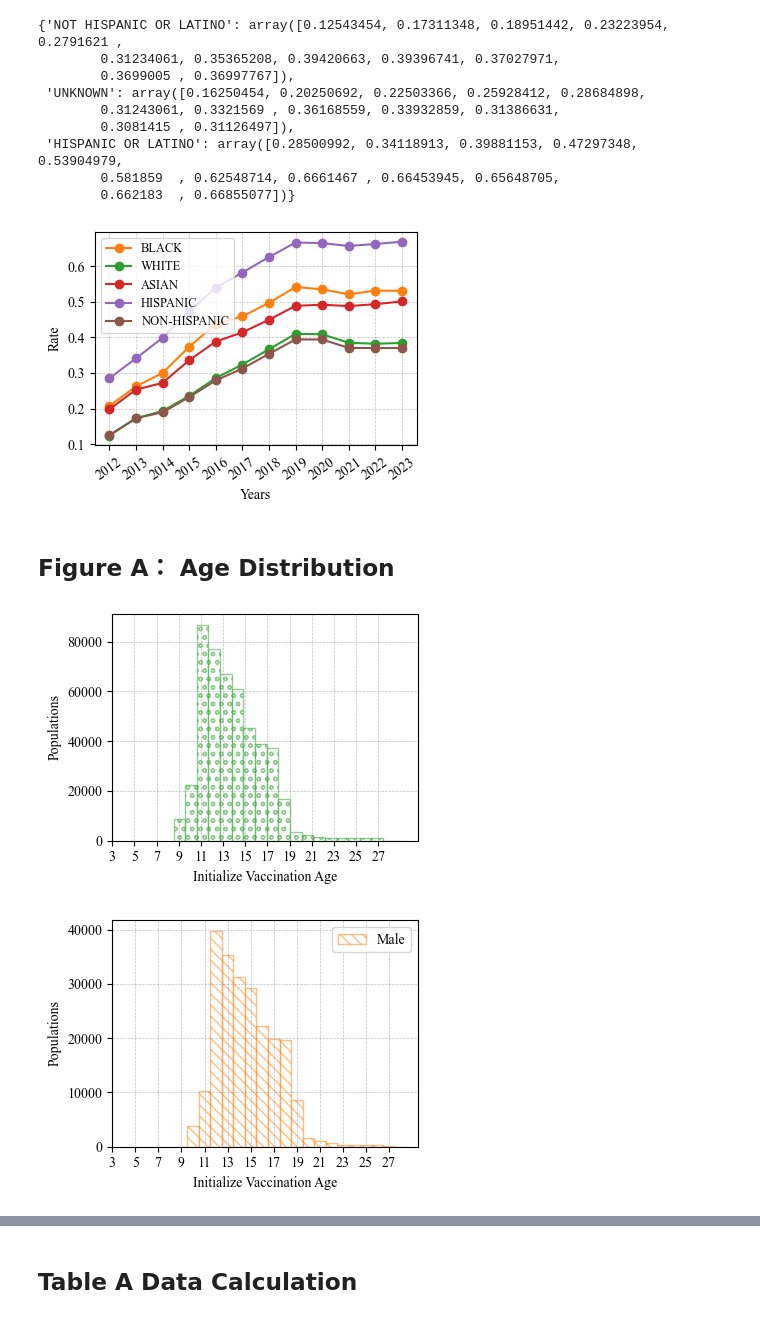
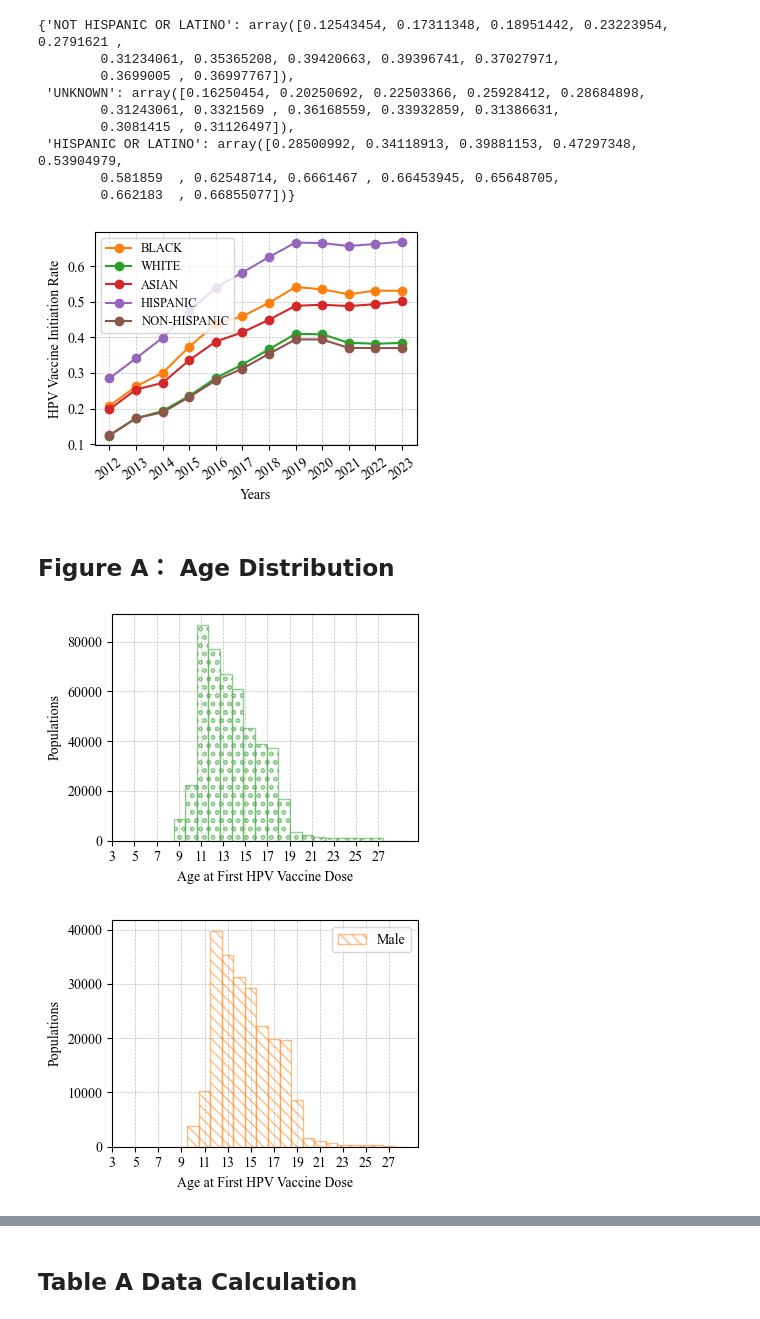
Before and after one commit to ZihanDing/EHR_project, a Jupyter notebook: HpvVaccine/Consistent_Draft.ipynb, the cells around one changed output, grey strips where cells are left out. Cells and saved outputs as stored; diff of their text form; code cells hidden in the pictures.

Commit message:
update figure A

```diff
--- a/HpvVaccine/Consistent_Draft.ipynb
+++ b/HpvVaccine/Consistent_Draft.ipynb
@@ -58,8 +58,8 @@ file_address = '../Data/Merged_data/distinct_hpv_patients.csv'
 
 hpv_patients = pd.read_csv(file_address)
 
-# file_address = '../Data/race_hpv.csv'
-# hpv_race = pd.read_csv(file_address)
+file_address = '../Data/race_hpv.csv'
+hpv_race = pd.read_csv(file_address)
 
 # file_address = '../Data/total_population.csv'
 # total_poplt_race = pd.read_csv(file_address)
@@ -806,26 +763,26 @@ Race_rate['NON-HISPANIC']=rate['NOT HISPANIC OR LATINO']
 # %%
 plt.figure(figsize=(4, 3))
 # blue_pink_plate = ['#4e8bc4','#96cbfc','#c2e1fc','#ffc2d9','#ff99be']
 colors = ['C1','C2','C3','C4','C5']
 i=0
 for k,v in Race_rate.items():
     plt.plot(years,v,'o-',color=colors[i],label = k )
     i+=1
 
 plt.xlabel('Years')
-plt.ylabel('Rate')
+plt.ylabel('HPV Vaccine Initiation Rate')
 # plt.title('HPV Vaccination Rate Changed by Races (Age 9-13)')
 
 plt.xticks(years,rotation = 35)
 plt.legend(loc='best',prop={'size':9})
 
 plt.tight_layout()
 plt.grid(True,linestyle='--', color='gray', linewidth=0.5, alpha=0.5)
 plt.savefig('../Manuscript Materials/AJPM/Figures/FigureB/Race.jpg')
 
 plt.show()
 # %% [output]
-[figure, old version]
+[figure, new version]
 # %% [markdown]
 ## Figure A： Age Distribution
 # %%
@@ -841,7 +798,7 @@ plt.figure(figsize=(4, 3))
 plt.hist(data,bins=20,alpha = 0.5,align = 'right',label='Male',edgecolor='C2',color='w',hatch='oo')
 
 # Add labels and title
-plt.xlabel('Initialize Vaccination Age')
+plt.xlabel('Age at First HPV Vaccine Dose')
 plt.ylabel('Populations')
 plt.xticks(x_pos, x_pos)
 # plt.title('All patients initialized the HPV vaccination')
@@ -854,7 +811,7 @@ plt.savefig('../Manuscript Materials/AJPM/Figures/FigureA/Overall.jpg')
 # Show plot
 plt.show()
 # %% [output]
-[figure, old version]
+[figure, new version]
 # %%
 # demographic: age and gender
 
@@ -873,7 +830,7 @@ plt.hist(data, bins=20,alpha = 0.5,align = 'right',label='Male',edgecolor='C1',c
 # plt.hist(data1, bins=10,alpha = 0.5,label='Female',edgecolor='C2',color='w',hatch='/////')
 
 # Add labels and title
-plt.xlabel('Initialize Vaccination Age')
+plt.xlabel('Age at First HPV Vaccine Dose')
 plt.ylabel('Populations')
 plt.xticks(x_pos, x_pos)
 plt.legend()
@@ -885,7 +842,7 @@ plt.savefig('../Manuscript Materials/AJPM/Figures/FigureA/Male.jpg')
 # Show plot
 plt.show()
 # %% [output]
-[figure, old version]
+[figure, new version]
 # %%
 # demographic: age and gender
 
```
Also changed, not shown: parts of 14 cells of this notebook, 30 other files.
